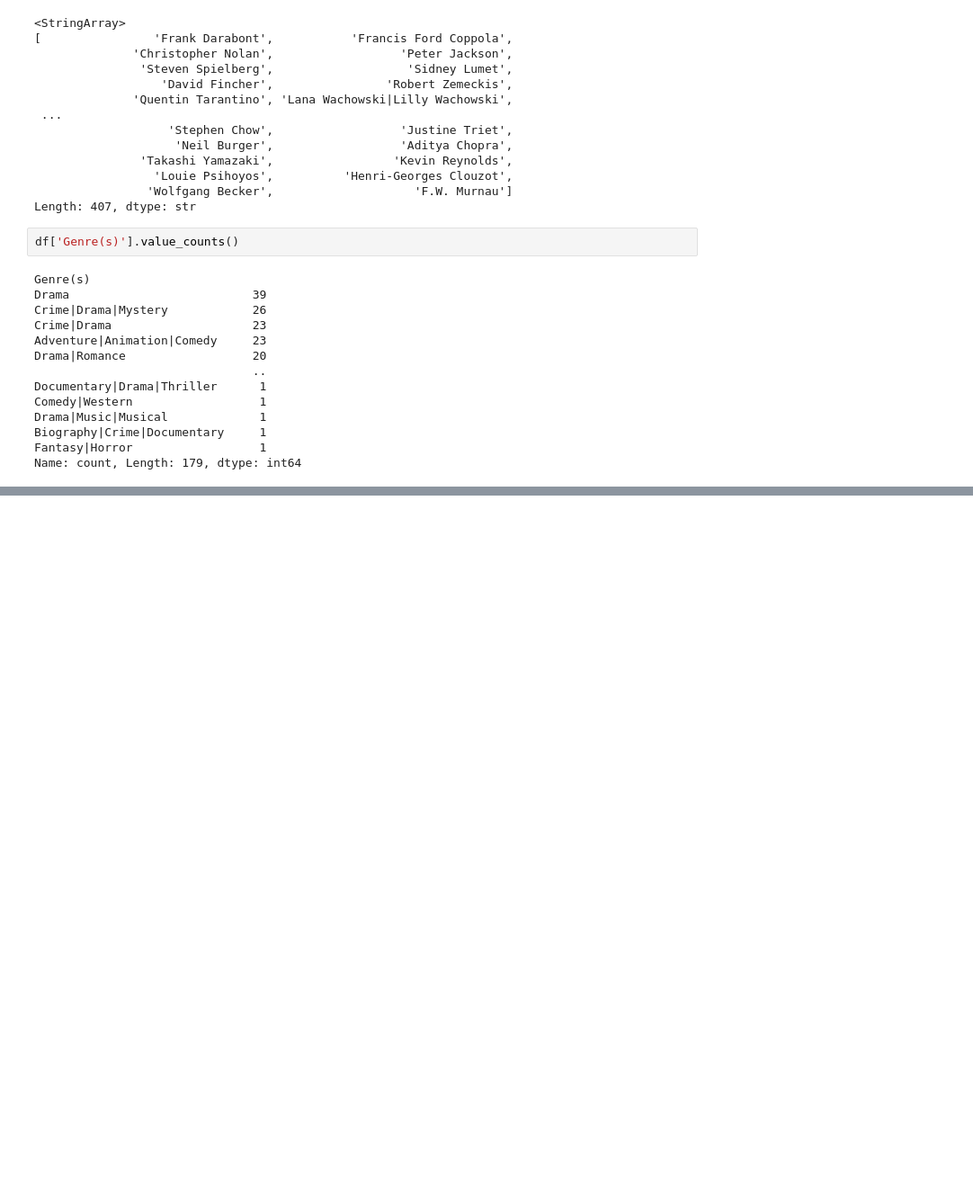
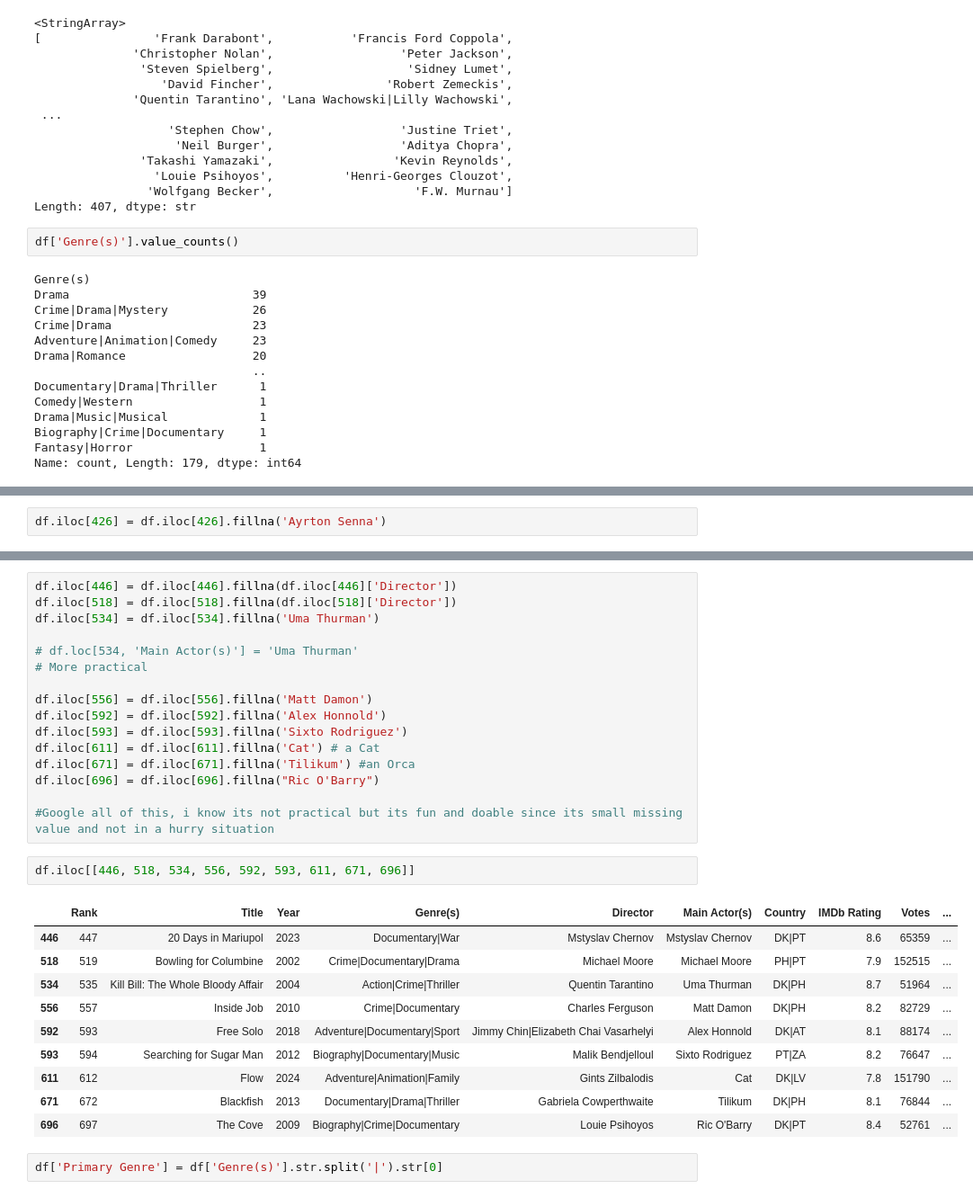
Before and after one commit to MeCatss/700ImdbProject, a Jupyter notebook: data/data_exploration.ipynb, the cells around one changed output, grey strips where cells are left out. Shown at 90% size. Drawn from its saved outputs; the diff is of its cells as text; blank space fills up the shorter version.

```diff
--- a/data/data_exploration.ipynb
+++ b/data/data_exploration.ipynb
@@ -117,0 +196,2 @@ Name: count, Length: 179, dtype: int64
+# %%
+df.iloc[426] = df.iloc[426].fillna('Ayrton Senna')
@@ -117,0 +212,31 @@ Name: count, Length: 179, dtype: int64
+# %%
+df.iloc[446] = df.iloc[446].fillna(df.iloc[446]['Director'])
+df.iloc[518] = df.iloc[518].fillna(df.iloc[518]['Director'])
+df.iloc[534] = df.iloc[534].fillna('Uma Thurman')
+
+# df.loc[534, 'Main Actor(s)'] = 'Uma Thurman'
+# More practical
+
+df.iloc[556] = df.iloc[556].fillna('Matt Damon')
+df.iloc[592] = df.iloc[592].fillna('Alex Honnold')
+df.iloc[593] = df.iloc[593].fillna('Sixto Rodriguez')
+df.iloc[611] = df.iloc[611].fillna('Cat') # a Cat
+df.iloc[671] = df.iloc[671].fillna('Tilikum') #an Orca
+df.iloc[696] = df.iloc[696].fillna("Ric O'Barry")
+
+#Google all of this, i know its not practical but its fun and doable since its small missing value and not in a hurry situation
+# %%
+df.iloc[[446, 518, 534, 556, 592, 593, 611, 671, 696]]
+# %% [output]
+|  | Rank | Title | Year | Genre(s) | Director | Main Actor(s) | Country | IMDb Rating | Votes | ... |
+| 446 | 447 | 20 Days in Mariupol | 2023 | Documentary|War | Mstyslav Chernov | Mstyslav Chernov | DK|PT | 8.6 | 65359 | ... |
+| 518 | 519 | Bowling for Columbine | 2002 | Crime|Documentary|Drama | Michael Moore | Michael Moore | PH|PT | 7.9 | 152515 | ... |
+| 534 | 535 | Kill Bill: The Whole Bloody Affair | 2004 | Action|Crime|Thriller | Quentin Tarantino | Uma Thurman | DK|PH | 8.7 | 51964 | ... |
+| 556 | 557 | Inside Job | 2010 | Crime|Documentary | Charles Ferguson | Matt Damon | DK|PH | 8.2 | 82729 | ... |
+| 592 | 593 | Free Solo | 2018 | Adventure|Documentary|Sport | Jimmy Chin|Elizabeth Chai Vasarhelyi | Alex Honnold | DK|AT | 8.1 | 88174 | ... |
+| 593 | 594 | Searching for Sugar Man | 2012 | Biography|Documentary|Music | Malik Bendjelloul | Sixto Rodriguez | PT|ZA | 8.2 | 76647 | ... |
+| 611 | 612 | Flow | 2024 | Adventure|Animation|Family | Gints Zilbalodis | Cat | DK|LV | 7.8 | 151790 | ... |
+| 671 | 672 | Blackfish | 2013 | Documentary|Drama|Thriller | Gabriela Cowperthwaite | Tilikum | DK|PH | 8.1 | 76844 | ... |
+| 696 | 697 | The Cove | 2009 | Biography|Crime|Documentary | Louie Psihoyos | Ric O'Barry | DK|PT | 8.4 | 52761 | ... |
+# %%
+df['Primary Genre'] = df['Genre(s)'].str.split('|').str[0]
```
Also changed, not shown: parts of 13 cells of this notebook, 1 other file.
